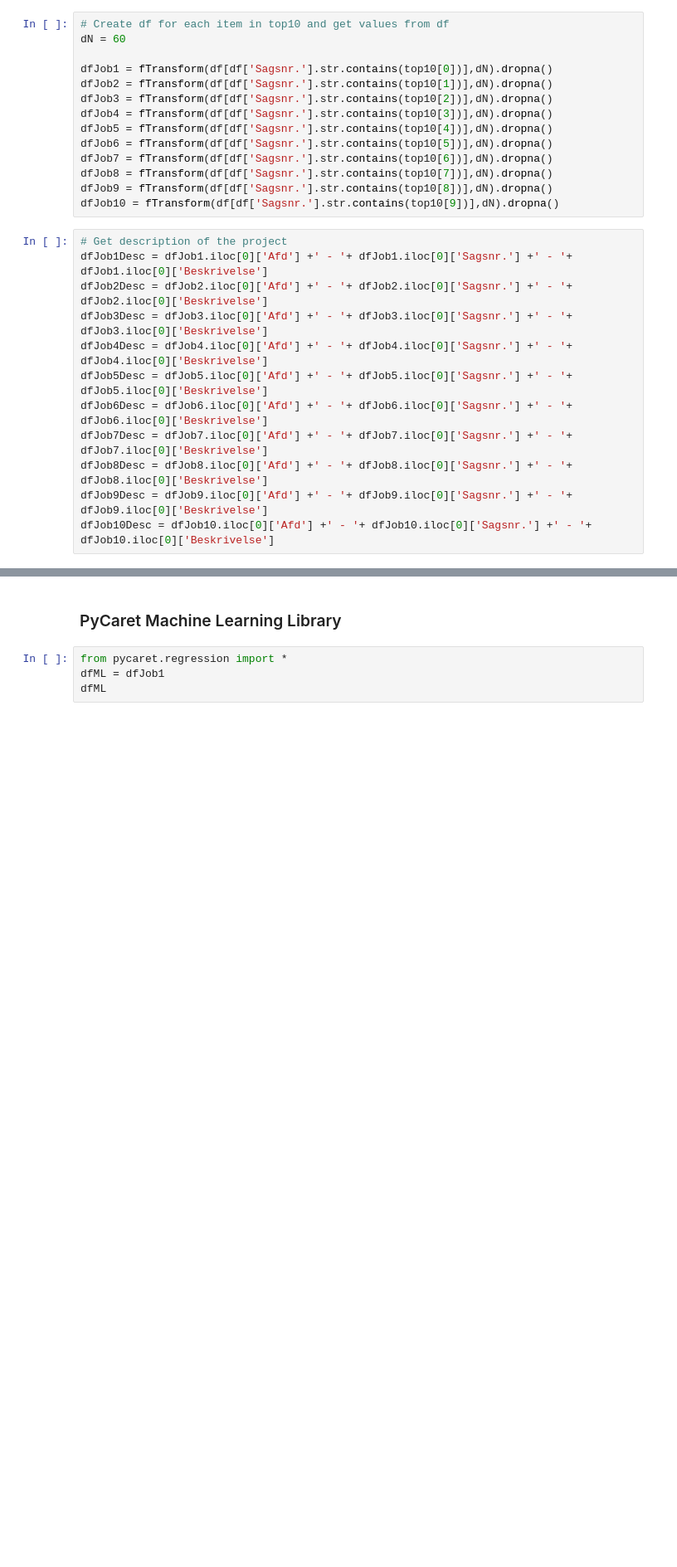
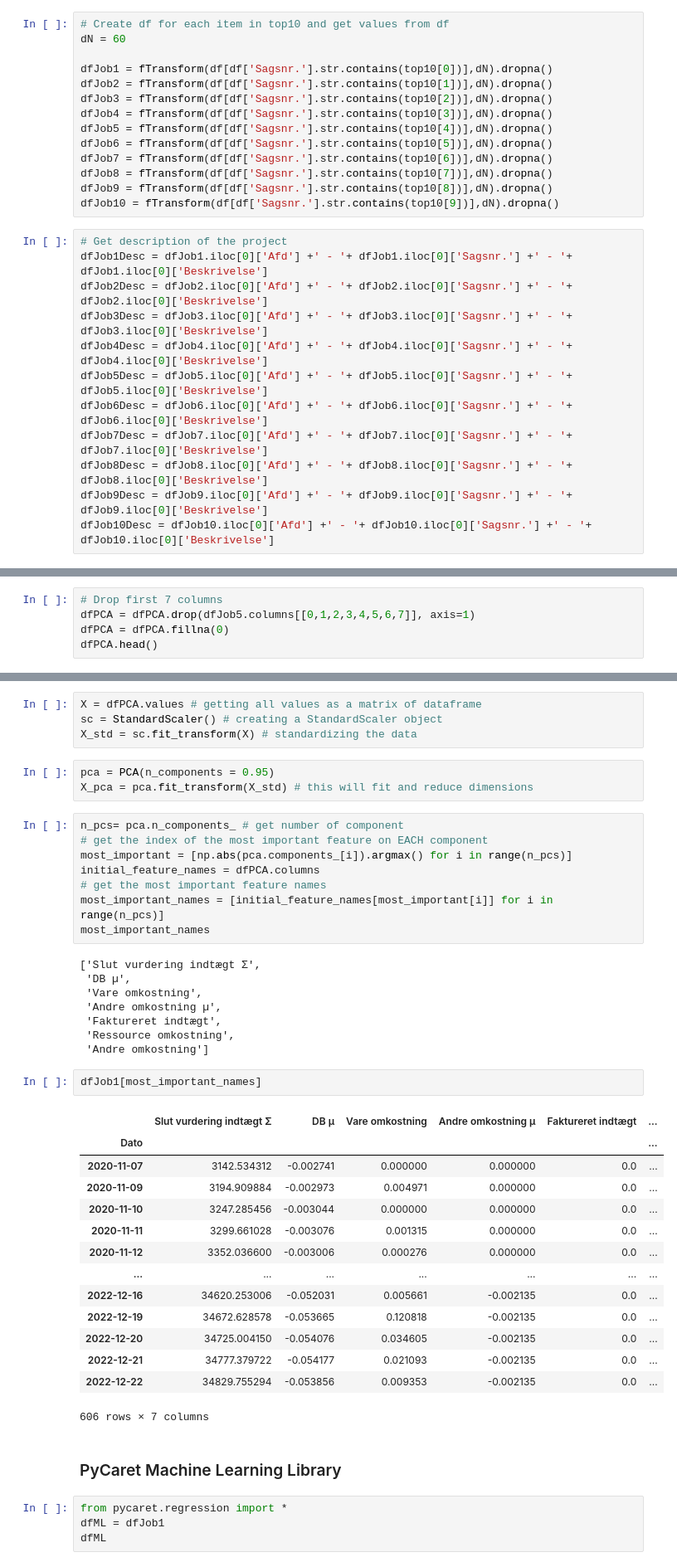
Before and after one commit to tobiasbrammer/4873-Project-based-Internship, a Jupyter notebook: Time Series Analysis/Udtræk.ipynb, the cells around one changed output, grey strips where cells are left out. Shown at 83% size. Cells and saved outputs as stored; diff of their text form; blank space fills up the shorter version.

```diff
--- a/Time Series Analysis/Udtræk.ipynb
+++ b/Time Series Analysis/Udtræk.ipynb
@@ -510,0 +1334,5 @@ No artists with labels found to put in legend.  Note that artists whose label st
+# %%
+# Drop first 7 columns
+dfPCA = dfPCA.drop(dfJob5.columns[[0,1,2,3,4,5,6,7]], axis=1)
+dfPCA = dfPCA.fillna(0)
+dfPCA.head()
@@ -511,3 +1348,43 @@ No artists with labels found to put in legend.  Note that artists whose label st
+# %%
+X = dfPCA.values # getting all values as a matrix of dataframe
+sc = StandardScaler() # creating a StandardScaler object
+X_std = sc.fit_transform(X) # standardizing the data
+# %%
+pca = PCA(n_components = 0.95)
+X_pca = pca.fit_transform(X_std) # this will fit and reduce dimensions
+# %%
+n_pcs= pca.n_components_ # get number of component
+# get the index of the most important feature on EACH component
+most_important = [np.abs(pca.components_[i]).argmax() for i in range(n_pcs)]
+initial_feature_names = dfPCA.columns
+# get the most important feature names
+most_important_names = [initial_feature_names[most_important[i]] for i in range(n_pcs)]
+most_important_names
+# %% [output]
+['Slut vurdering indtægt Σ',
+ 'DB µ',
+ 'Vare omkostning',
+ 'Andre omkostning µ',
+ 'Faktureret indtægt',
+ 'Ressource omkostning',
+ 'Andre omkostning']
+# %%
+dfJob1[most_important_names]
+# %% [output]
+|  | Slut vurdering indtægt Σ | DB µ | Vare omkostning | Andre omkostning µ | Faktureret indtægt | ... |
+| Dato |  |  |  |  |  | ... |
+| 2020-11-07 | 3142.534312 | -0.002741 | 0.000000 | 0.000000 | 0.0 | ... |
+| 2020-11-09 | 3194.909884 | -0.002973 | 0.004971 | 0.000000 | 0.0 | ... |
+| 2020-11-10 | 3247.285456 | -0.003044 | 0.000000 | 0.000000 | 0.0 | ... |
+| 2020-11-11 | 3299.661028 | -0.003076 | 0.001315 | 0.000000 | 0.0 | ... |
+| 2020-11-12 | 3352.036600 | -0.003006 | 0.000276 | 0.000000 | 0.0 | ... |
+| ... | ... | ... | ... | ... | ... | ... |
+| 2022-12-16 | 34620.253006 | -0.052031 | 0.005661 | -0.002135 | 0.0 | ... |
+| 2022-12-19 | 34672.628578 | -0.053665 | 0.120818 | -0.002135 | 0.0 | ... |
+| 2022-12-20 | 34725.004150 | -0.054076 | 0.034605 | -0.002135 | 0.0 | ... |
+| 2022-12-21 | 34777.379722 | -0.054177 | 0.021093 | -0.002135 | 0.0 | ... |
+| 2022-12-22 | 34829.755294 | -0.053856 | 0.009353 | -0.002135 | 0.0 | ... |
+606 rows × 7 columns
 # %% [markdown]
 ### PyCaret Machine Learning Library ###
 # %%
```
Also changed, not shown: parts of 28 cells of this notebook, 9 other files.
